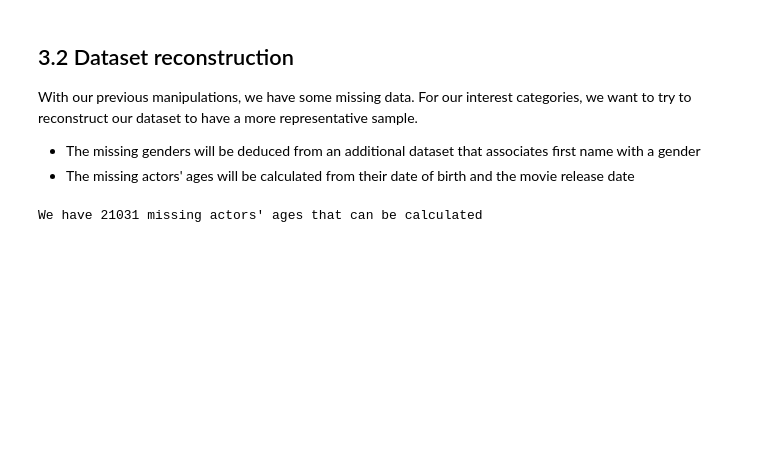
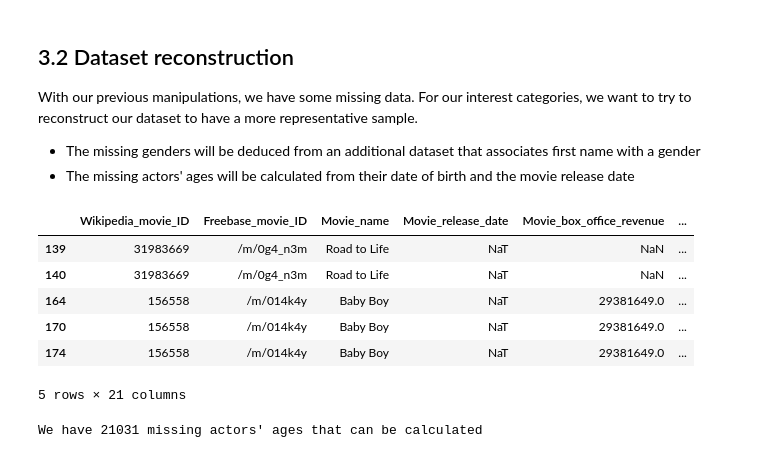
Before and after one commit to epfl-ada/ada-2024-project-ecureuilscosmiques24, a Jupyter notebook: projet_ADA.ipynb, the cells around one changed output. Cells and saved outputs as stored; diff of their text form; code cells hidden in the pictures; blank space fills up the shorter version.

Commit message:
gender reconstruction + plots leo

```diff
--- a/projet_ADA.ipynb
+++ b/projet_ADA.ipynb
@@ -216,6 +216,16 @@ merged_df.loc[(merged_df['Actor_gender'].isnull()) & (merged_df['Actor_name'].no
 # %%
 #All the actors we weren't able to reconstruct gender, we replace it by 'Unknown'
 merged_df.loc[merged_df['Actor_gender'].isnull(),'Actor_gender'] = 'Unknown'
+# %%
+merged_df.loc[merged_df['Actor_gender'] == 'Unknown'].head()
+# %% [output]
+|  | Wikipedia_movie_ID | Freebase_movie_ID | Movie_name | Movie_release_date | Movie_box_office_revenue | ... |
+| 139 | 31983669 | /m/0g4_n3m | Road to Life | NaT | NaN | ... |
+| 140 | 31983669 | /m/0g4_n3m | Road to Life | NaT | NaN | ... |
+| 164 | 156558 | /m/014k4y | Baby Boy | NaT | 29381649.0 | ... |
+| 170 | 156558 | /m/014k4y | Baby Boy | NaT | 29381649.0 | ... |
+| 174 | 156558 | /m/014k4y | Baby Boy | NaT | 29381649.0 | ... |
+5 rows × 21 columns
 # %%
 #We search for the number of missing actors' ages
 #We also check if the actor's age can be calculated knowing the movie release date and the actor's date of birth
```
